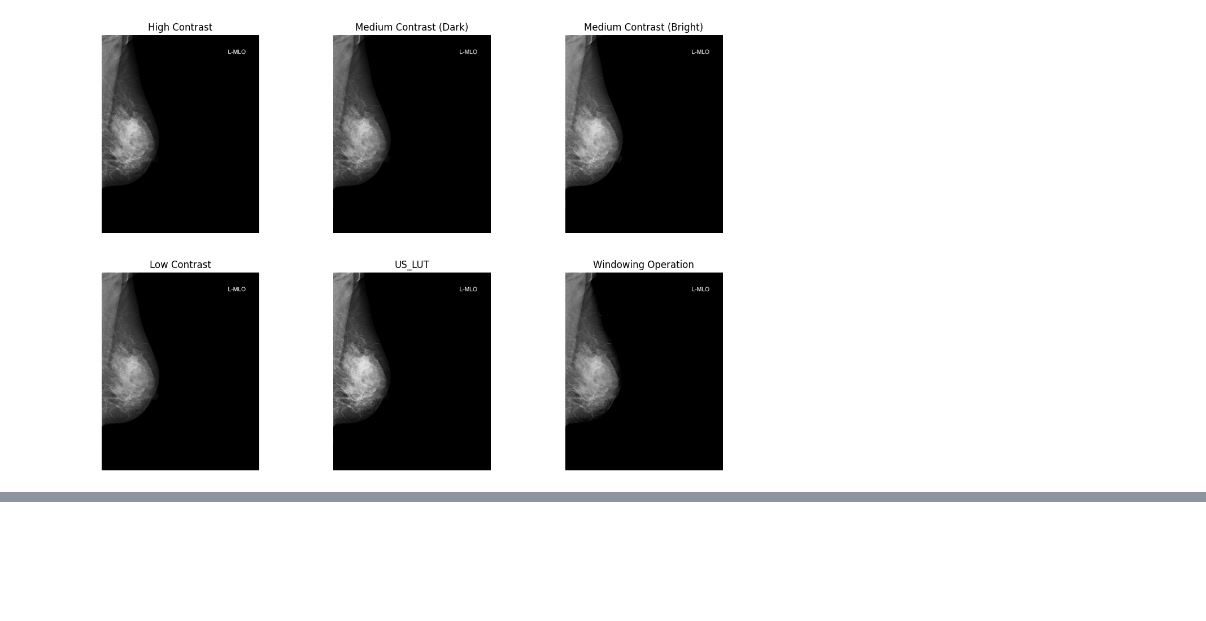
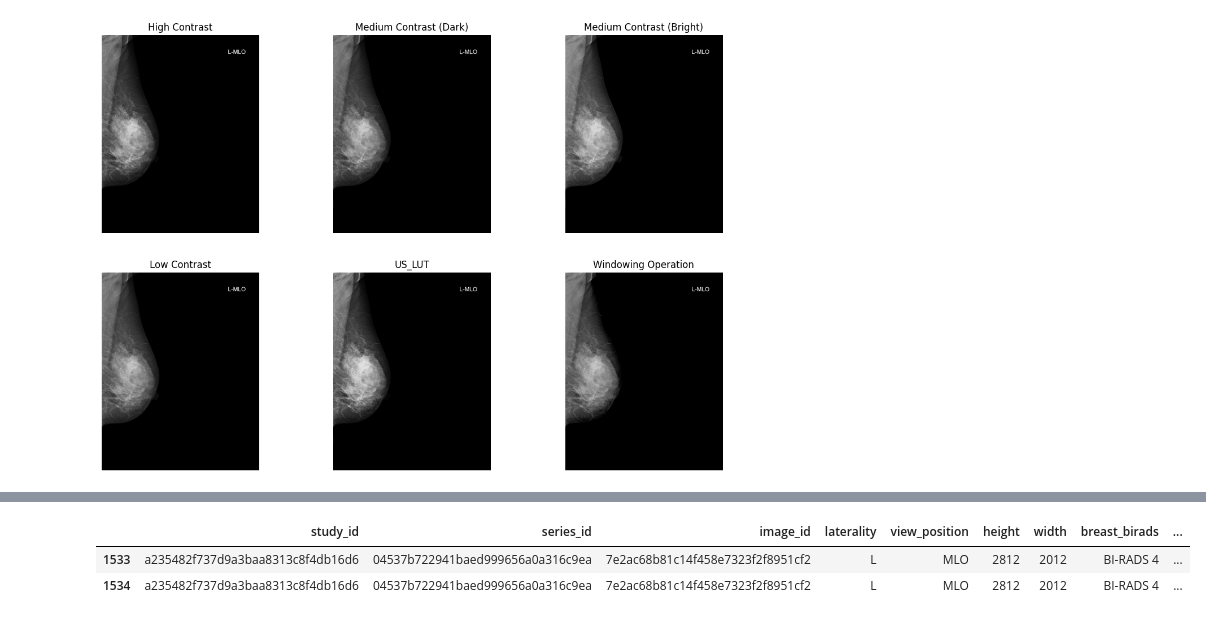
Before and after one commit to Julio-MS/pmm-falp, a Jupyter notebook: Image_Exploration.ipynb, the cells around one changed output, grey strips where cells are left out. Cells and saved outputs as stored; diff of their text form; code cells hidden in the pictures; blank space fills up the shorter version.

```diff
--- a/Image_Exploration.ipynb
+++ b/Image_Exploration.ipynb
@@ -130,0 +111,30 @@ voi_lut[0]['LUTExplanation'].value
+# %%
+findings = utils.findings
+all_images_id = findings['image_id'].unique()
+all_images_id = pd.DataFrame(data=all_images_id, columns=['image_id'])
+# Agregar una columna vacía (con valores NaN)
+all_images_id['VOI LUT'] = np.nan
+all_images_id['WW'] = np.nan
+all_images_id['CW'] = np.nan
+
+for row in all_images_id.itertuples():
+    path = utils.get_path(row[1])
+    dicom = pydicom.dcmread(path)
+    try:
+        voi_lut = dicom[0x0028, 0x3010]
+        voi_lut_list = list(voi_lut)
+        all_images_id.loc[row[0], 'VOI LUT'] = len(voi_lut_list)
+    except KeyError:
+        all_images_id.loc[row[0], 'VOI LUT'] = 0
+
+    try:
+        ww = dicom[0x0028, 0x1050]
+        all_images_id.loc[row[0], 'WW'] = True
+    except KeyError:
+        all_images_id.loc[row[0], 'WW'] = False
+
+    try:
+        ww = dicom[0x0028, 0x1050]
+        all_images_id.loc[row[0], 'CW'] = True
+    except KeyError:
+        all_images_id.loc[row[0], 'CW'] = False
@@ -130,0 +189,6 @@ voi_lut[0]['LUTExplanation'].value
+# %%
+findings.loc[findings['image_id'] == '7e2ac68b81c14f458e7323f2f8951cf2']
+# %% [output]
+|  | study_id | series_id | image_id | laterality | view_position | height | width | breast_birads | ... |
+| 1533 | a235482f737d9a3baa8313c8f4db16d6 | 04537b722941baed999656a0a316c9ea | 7e2ac68b81c14f458e7323f2f8951cf2 | L | MLO | 2812 | 2012 | BI-RADS 4 | ... |
+| 1534 | a235482f737d9a3baa8313c8f4db16d6 | 04537b722941baed999656a0a316c9ea | 7e2ac68b81c14f458e7323f2f8951cf2 | L | MLO | 2812 | 2012 | BI-RADS 4 | ... |
```
Also changed, not shown: parts of 10 cells of this notebook.
